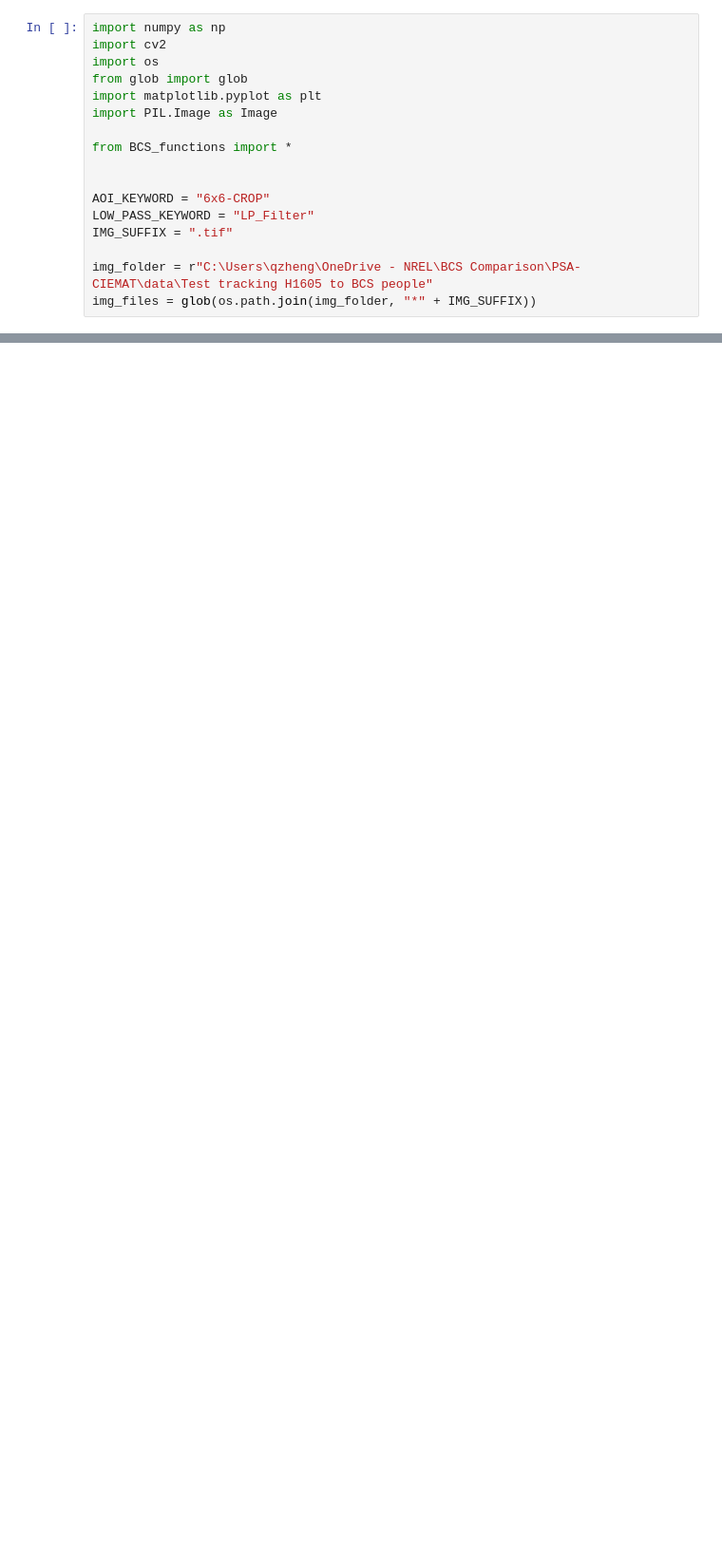
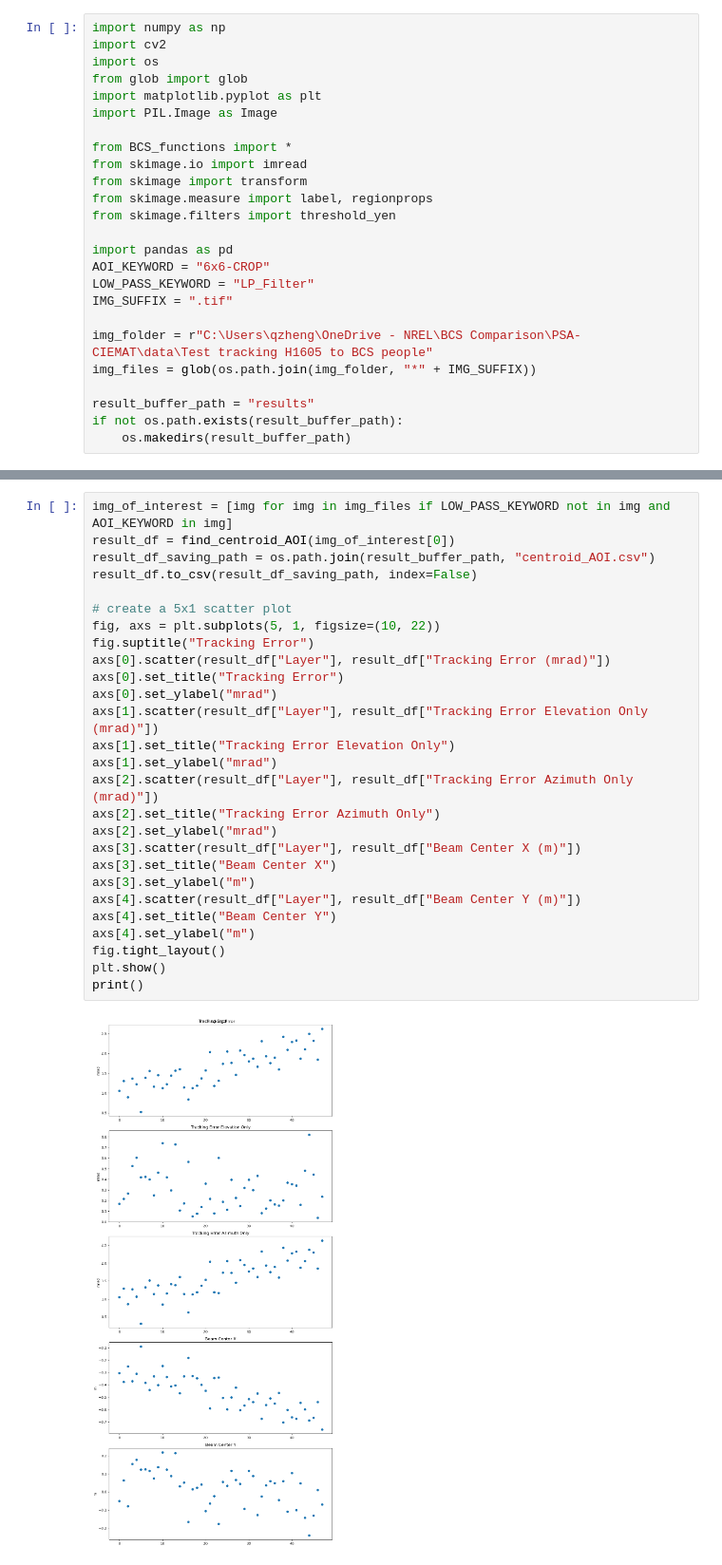
Before and after one commit to NREL/NREL-Beam-Characterization, a Jupyter notebook: Round_robin_test_PAS_3_12_2025.ipynb, the cells around one changed output, grey strips where cells are left out. Shown at 95% size. Saved outputs shown, nothing was run; the diff lists cells and outputs as text; blank space fills up the shorter version.

```diff
--- a/Round_robin_test_PAS_3_12_2025.ipynb
+++ b/Round_robin_test_PAS_3_12_2025.ipynb
@@ -7,11 +7,19 @@ import matplotlib.pyplot as plt
 import PIL.Image as Image
 
 from BCS_functions import *
+from skimage.io import imread
+from skimage import transform
+from skimage.measure import label, regionprops
+from skimage.filters import threshold_yen
 
-
+import pandas as pd
 AOI_KEYWORD = "6x6-CROP"
 LOW_PASS_KEYWORD = "LP_Filter"
 IMG_SUFFIX = ".tif"
 
 img_folder = r"C:\Users\qzheng\OneDrive - NREL\BCS Comparison\PSA-CIEMAT\data\Test tracking H1605 to BCS people"
 img_files = glob(os.path.join(img_folder, "*" + IMG_SUFFIX))
+
+result_buffer_path = "results"
+if not os.path.exists(result_buffer_path):
+    os.makedirs(result_buffer_path)
@@ -54,0 +270,29 @@ for img_file in img_of_interest:
+# %%
+img_of_interest = [img for img in img_files if LOW_PASS_KEYWORD not in img and AOI_KEYWORD in img]
+result_df = find_centroid_AOI(img_of_interest[0])
+result_df_saving_path = os.path.join(result_buffer_path, "centroid_AOI.csv")
+result_df.to_csv(result_df_saving_path, index=False)
+
+# create a 5x1 scatter plot
+fig, axs = plt.subplots(5, 1, figsize=(10, 22))
+fig.suptitle("Tracking Error")
+axs[0].scatter(result_df["Layer"], result_df["Tracking Error (mrad)"])
+axs[0].set_title("Tracking Error")
+axs[0].set_ylabel("mrad")
+axs[1].scatter(result_df["Layer"], result_df["Tracking Error Elevation Only (mrad)"])
+axs[1].set_title("Tracking Error Elevation Only")
+axs[1].set_ylabel("mrad")
+axs[2].scatter(result_df["Layer"], result_df["Tracking Error Azimuth Only (mrad)"])
+axs[2].set_title("Tracking Error Azimuth Only")
+axs[2].set_ylabel("mrad")
+axs[3].scatter(result_df["Layer"], result_df["Beam Center X (m)"])
+axs[3].set_title("Beam Center X")
+axs[3].set_ylabel("m")
+axs[4].scatter(result_df["Layer"], result_df["Beam Center Y (m)"])
+axs[4].set_title("Beam Center Y")
+axs[4].set_ylabel("m")
+fig.tight_layout()
+plt.show()
+print()
+# %% [output]
+[figure, added]
```
Also changed, not shown: parts of 11 cells of this notebook, 3 other files.
